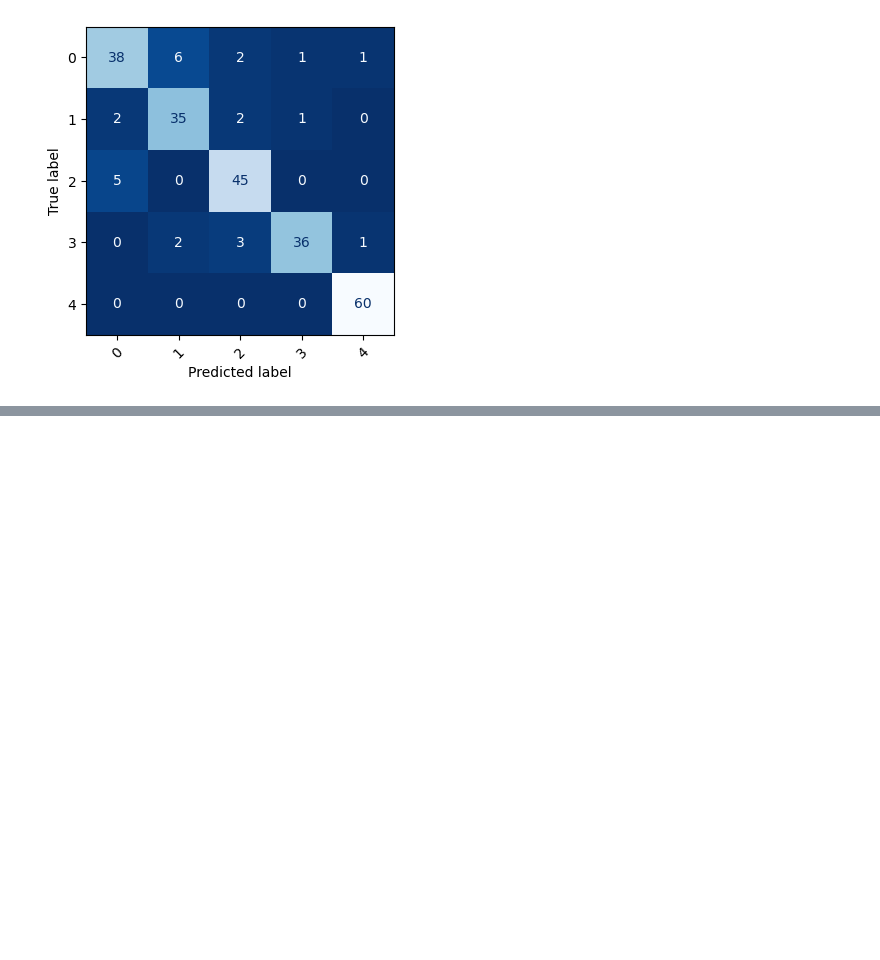
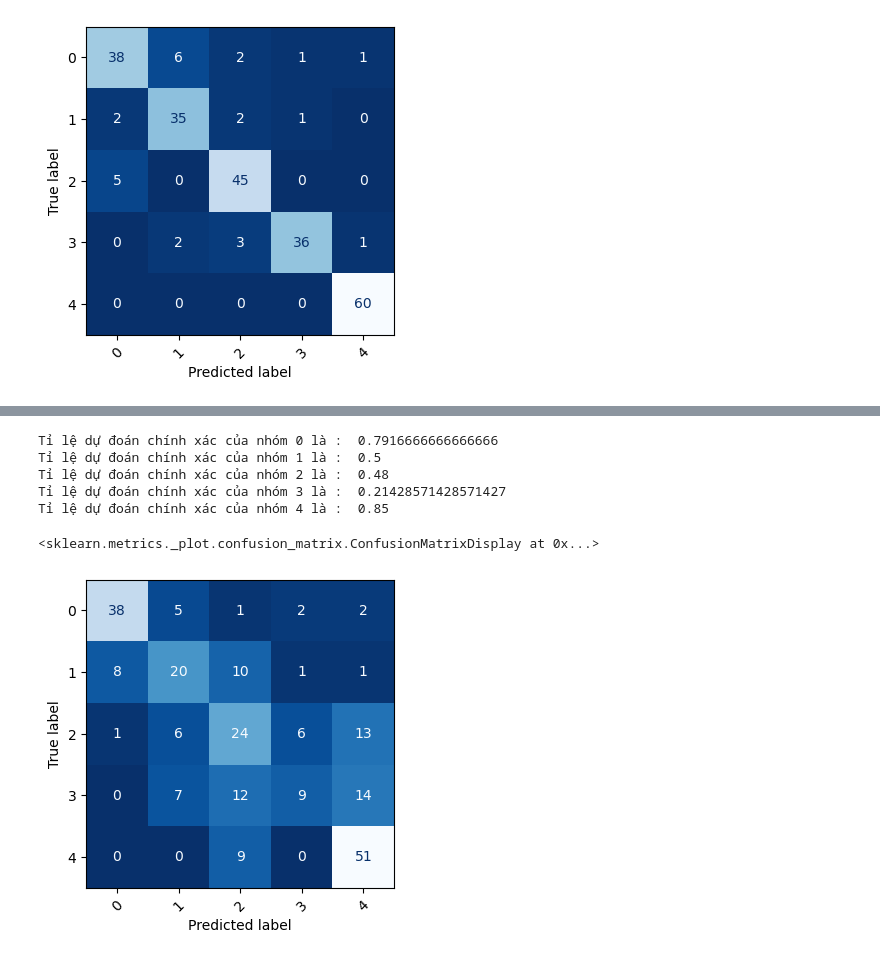
Before and after one commit to ltqnkhtn12/midExam_XDA, a Jupyter notebook: mid_exam.ipynb, the cells around one changed output, grey strips where cells are left out. Drawn from its saved outputs; the diff is of its cells as text; code cells hidden in the pictures; blank space fills up the shorter version.

```diff
--- a/mid_exam.ipynb
+++ b/mid_exam.ipynb
@@ -1841,0 +1885,5 @@ Tỉ lệ dự đoán chính xác của nhóm 4 là :  1.0
+# %%
+model_knn = KNeighborsClassifier(n_neighbors=15)
+model_knn.fit(X_train, y_train)
+y_pred = model_knn.predict(X_test)
+print(classification_report(y_test, y_pred))
@@ -1841,0 +1902,24 @@ Tỉ lệ dự đoán chính xác của nhóm 4 là :  1.0
+# %%
+#Vẽ confusion matrix
+import seaborn as sns
+from sklearn.metrics import confusion_matrix
+cnf_matrix = confusion_matrix(y_test, y_pred)
+print("Tỉ lệ dự đoán chính xác của nhóm 0 là : ",cnf_matrix[0,0]/(cnf_matrix[0,0]+cnf_matrix[0,1]+cnf_matrix[0,2]+cnf_matrix[0,3]+cnf_matrix[0,4]))
+print("Tỉ lệ dự đoán chính xác của nhóm 1 là : ",cnf_matrix[1,1]/(cnf_matrix[1,0]+cnf_matrix[1,1]+cnf_matrix[1,2]+cnf_matrix[1,3]+cnf_matrix[1,4]))
+print("Tỉ lệ dự đoán chính xác của nhóm 2 là : ",cnf_matrix[2,2]/(cnf_matrix[2,0]+cnf_matrix[2,1]+cnf_matrix[2,2]+cnf_matrix[2,3]+cnf_matrix[2,4]))
+print("Tỉ lệ dự đoán chính xác của nhóm 3 là : ",cnf_matrix[3,3]/(cnf_matrix[3,0]+cnf_matrix[3,1]+cnf_matrix[3,2]+cnf_matrix[3,3]+cnf_matrix[3,4]))
+print("Tỉ lệ dự đoán chính xác của nhóm 4 là : ",cnf_matrix[4,4]/(cnf_matrix[4,0]+cnf_matrix[4,1]+cnf_matrix[4,2]+cnf_matrix[4,3]+cnf_matrix[4,4]))
+from sklearn.metrics import confusion_matrix, ConfusionMatrixDisplay
+fig, ax = plt.subplots(figsize=(4, 4))
+labels = ['0', '1','2','3','4']#Tên class
+ConfusionMatrixDisplay.from_predictions(
+    y_test, y_pred, display_labels=labels, xticks_rotation=45,
+    ax=ax, colorbar=False, cmap="Blues_r")
+# %% [output]
+Tỉ lệ dự đoán chính xác của nhóm 0 là :  0.7916666666666666
+Tỉ lệ dự đoán chính xác của nhóm 1 là :  0.5
+Tỉ lệ dự đoán chính xác của nhóm 2 là :  0.48
+Tỉ lệ dự đoán chính xác của nhóm 3 là :  0.21428571428571427
+Tỉ lệ dự đoán chính xác của nhóm 4 là :  0.85
+<sklearn.metrics._plot.confusion_matrix.ConfusionMatrixDisplay at 0x...>
+[figure, added]
```
Also changed, not shown: parts of 18 cells of this notebook.
